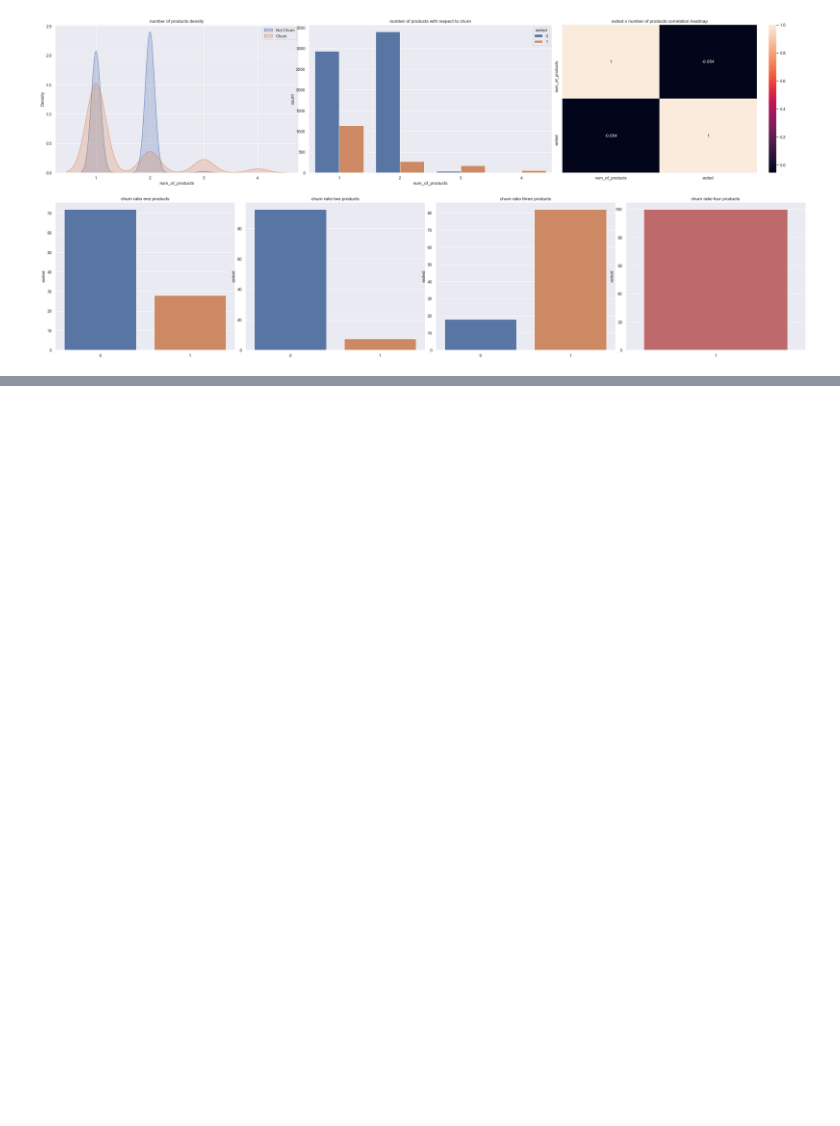
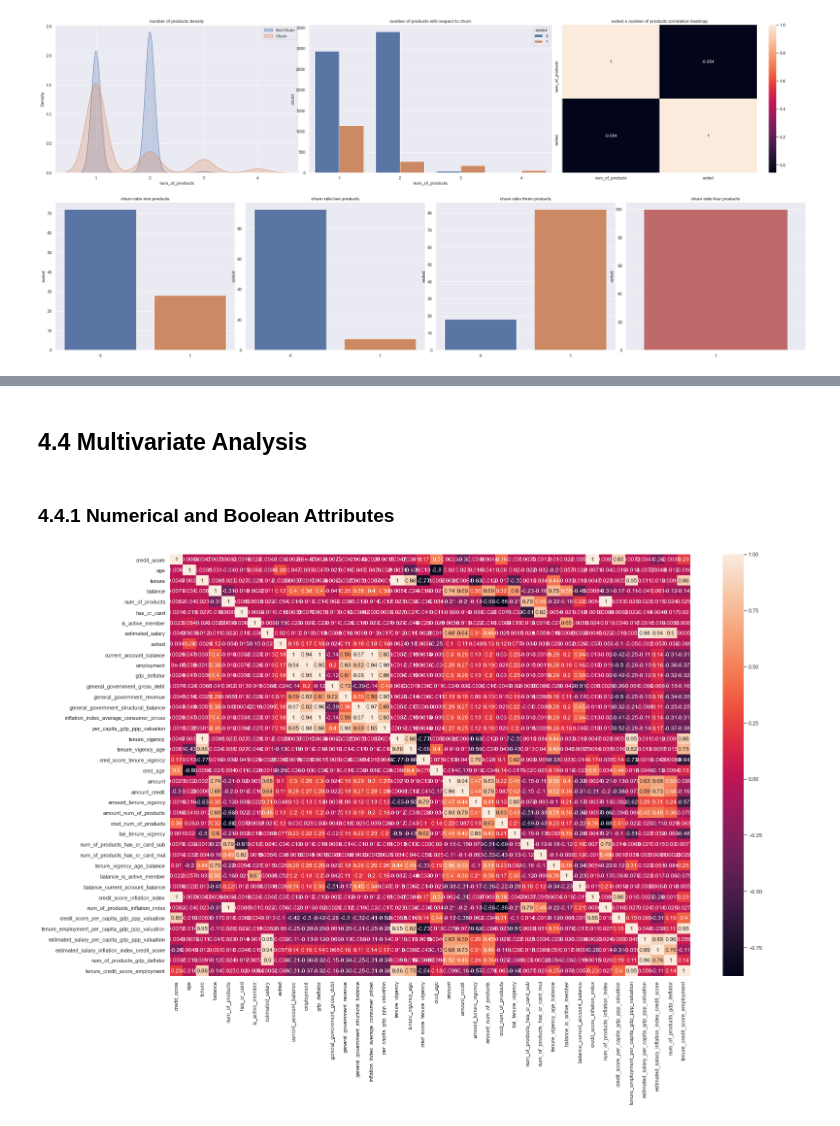
Before and after one commit to FabioCaffarello/Churn-Prediction-TopBank, a Jupyter notebook: 02-Notebooks/02-Scond_Cycle_CRISP/workflow_complete.ipynb, the cells around one changed output, grey strips where cells are left out. Cells and saved outputs as stored; diff of their text form; code cells hidden in the pictures; blank space fills up the shorter version.

```diff
--- a/02-Notebooks/02-Scond_Cycle_CRISP/workflow_complete.ipynb
+++ b/02-Notebooks/02-Scond_Cycle_CRISP/workflow_complete.ipynb
@@ -940,0 +993,13 @@ for i in dict_num_of_products.keys():
+# %% [markdown]
+## 4.4 Multivariate Analysis
+# %% [markdown]
+### 4.4.1 Numerical and Boolean Attributes
+# %%
+# Numerical Attributes and Boolean
+num_attributes = df04.select_dtypes(include=['int64', 'float64'])
+# %%
+correlation = num_attributes.corr(method='pearson')
+plt.figure(figsize(24,16));
+sns.heatmap(correlation, annot=True);
+# %% [output]
+[figure, added]
```
Also changed, not shown: parts of 13 cells of this notebook.
